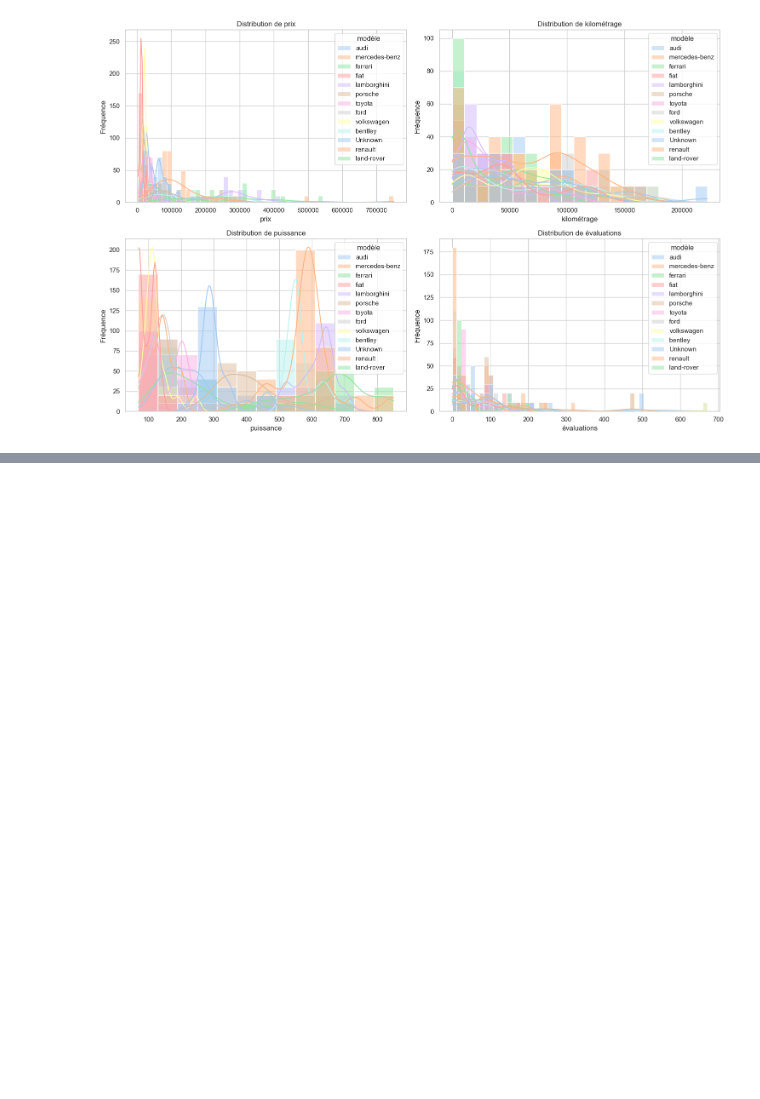
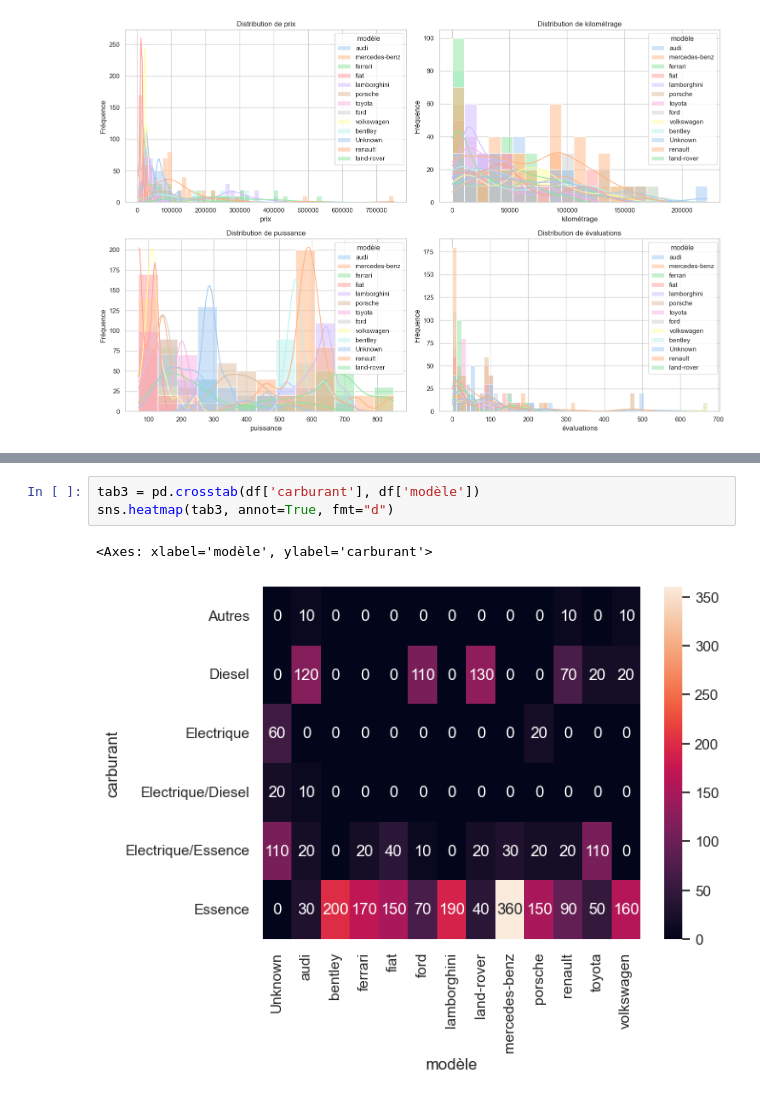
Before and after one commit to nazif96/Car-price, a Jupyter notebook: Notebooks/EDA.ipynb, the cells around one changed output, grey strips where cells are left out. Drawn from its saved outputs; the diff is of its cells as text; blank space fills up the shorter version.

```diff
--- a/Notebooks/EDA.ipynb
+++ b/Notebooks/EDA.ipynb
@@ -343,0 +344,6 @@ df.isnull().sum().to_frame().T
+# %%
+tab3 = pd.crosstab(df['carburant'], df['modèle'])
+sns.heatmap(tab3, annot=True, fmt="d")
+# %% [output]
+<Axes: xlabel='modèle', ylabel='carburant'>
+[figure, added]
```
Also changed, not shown: parts of 35 cells of this notebook.
